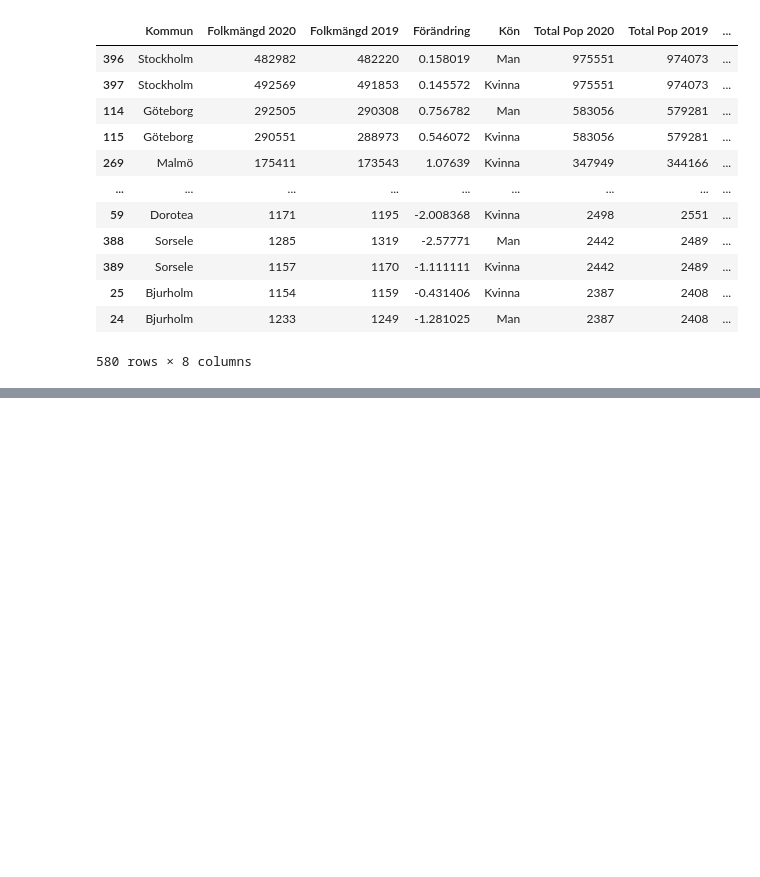
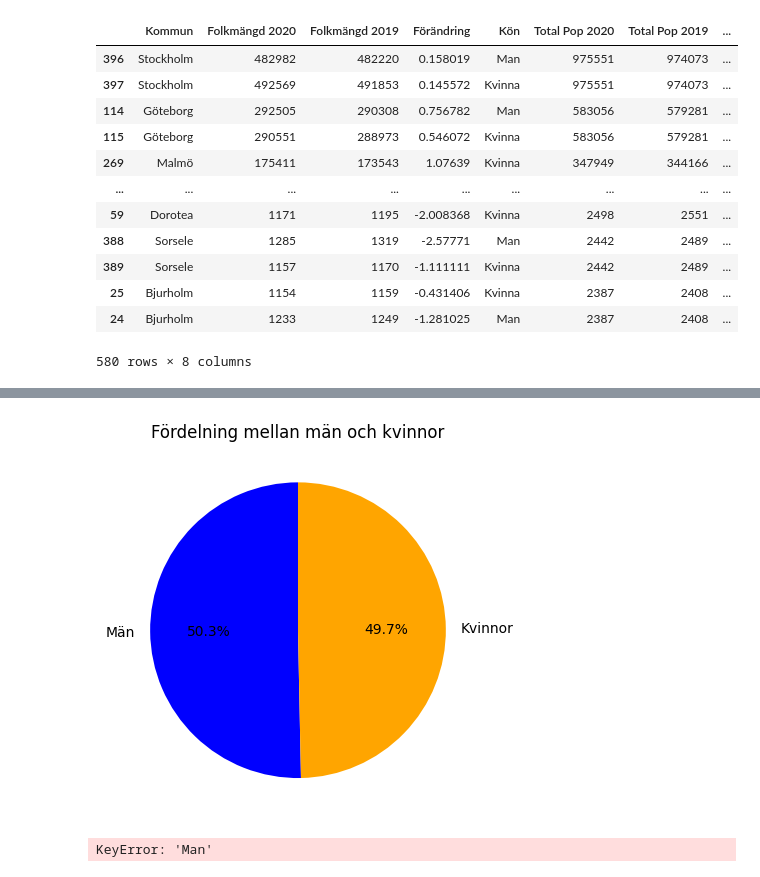
Before and after one commit to n00rp/python-programming-MARTIN-GUSTAFSSON, a Jupyter notebook: Exercises/Databehandling/Excercise_00.ipynb, the cells around one changed output, grey strips where cells are left out. Drawn from its saved outputs; the diff is of its cells as text; code cells hidden in the pictures; blank space fills up the shorter version.

```diff
--- a/Exercises/Databehandling/Excercise_00.ipynb
+++ b/Exercises/Databehandling/Excercise_00.ipynb
@@ -330,0 +343,23 @@ plt.show()
+# %%
+# 3.f) Plotta cirkeldiagram med andelen män och kvinnor
+
+total_män = df_man["Folkmängd 2020"].sum()
+total_kvinna = df_kvinnor["Folkmängd 2020"].sum()
+
+
+values = [total_män, total_kvinna]
+labels = ["Män", "Kvinnor"]
+
+plt.pie (values, labels=labels, colors=["blue","orange"],startangle=90, autopct="%1.1f%%")
+plt.title("Fördelning mellan män och kvinnor")
+plt.show()
+# %% [output]
+[figure, added]
+# %%
+#3.g) Plotta de kommuner med störst skillnad mellan män och kvinnor
+
+difference = df_combined["Man"] - df_combined["Kvinna"]
+
+print(difference)
+# %% [output]
+KeyError: 'Man'
```
Also changed, not shown: parts of 1 cell of this notebook.
